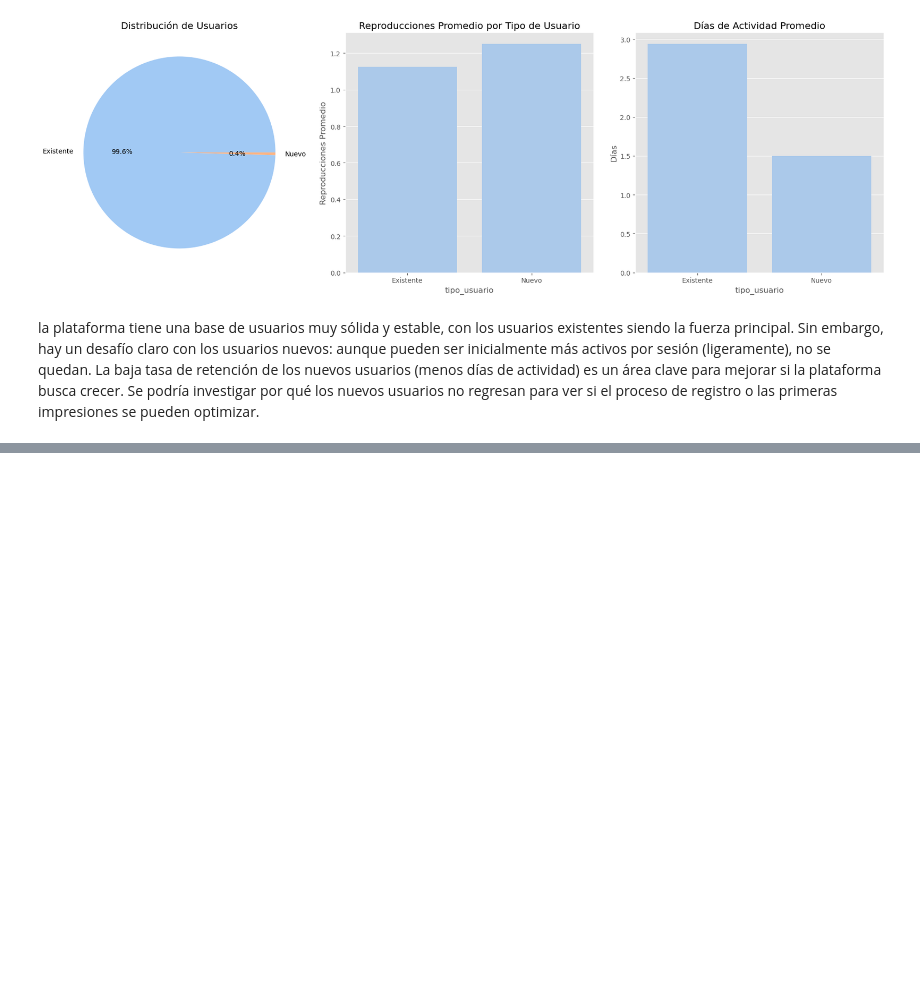
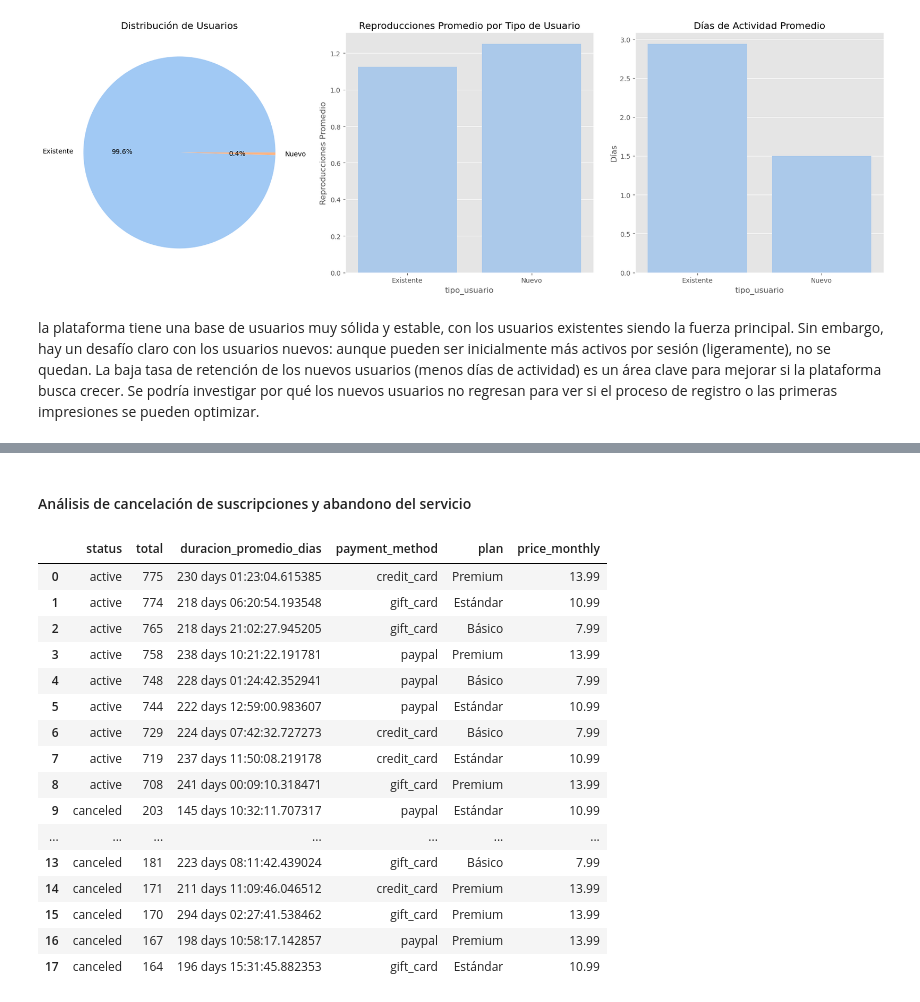
Before and after one commit to agustin29a/streaming_etl, a Jupyter notebook: gold/Analisis de datos.ipynb, the cells around one changed output, grey strips where cells are left out. Saved outputs shown, nothing was run; the diff lists cells and outputs as text; code cells hidden in the pictures; blank space fills up the shorter version.

```diff
--- a/gold/Analisis de datos.ipynb
+++ b/gold/Analisis de datos.ipynb
@@ -496,0 +548,38 @@ la plataforma tiene una base de usuarios muy sólida y estable, con los usuarios
+# %% [markdown]
+#### Análisis de cancelación de suscripciones y abandono del servicio
+# %%
+#  Análisis de patrones de cancelación de suscripciones
+query_cancelaciones = """
+SELECT
+    s.status,
+    COUNT(*) AS total,
+    AVG((s.end_date - s.start_date)) AS duracion_promedio_dias,
+    s.payment_method,
+    sp.name AS plan,
+    sp.price_monthly
+FROM subscriptions s
+JOIN subscription_plans sp ON s.plan_id = sp.plan_id
+GROUP BY s.status, s.payment_method, sp.name, sp.price_monthly
+ORDER BY s.status, total DESC;
+"""
+
+df_cancelaciones = pd.read_sql(query_cancelaciones, conn)
+df_cancelaciones
+# %% [output]
+|  | status | total | duracion_promedio_dias | payment_method | plan | price_monthly |
+| 0 | active | 775 | 230 days 01:23:04.615385 | credit_card | Premium | 13.99 |
+| 1 | active | 774 | 218 days 06:20:54.193548 | gift_card | Estándar | 10.99 |
+| 2 | active | 765 | 218 days 21:02:27.945205 | gift_card | Básico | 7.99 |
+| 3 | active | 758 | 238 days 10:21:22.191781 | paypal | Premium | 13.99 |
+| 4 | active | 748 | 228 days 01:24:42.352941 | paypal | Básico | 7.99 |
+| 5 | active | 744 | 222 days 12:59:00.983607 | paypal | Estándar | 10.99 |
+| 6 | active | 729 | 224 days 07:42:32.727273 | credit_card | Básico | 7.99 |
+| 7 | active | 719 | 237 days 11:50:08.219178 | credit_card | Estándar | 10.99 |
+| 8 | active | 708 | 241 days 00:09:10.318471 | gift_card | Premium | 13.99 |
+| 9 | canceled | 203 | 145 days 10:32:11.707317 | paypal | Estándar | 10.99 |
+| ... | ... | ... | ... | ... | ... | ... |
+| 13 | canceled | 181 | 223 days 08:11:42.439024 | gift_card | Básico | 7.99 |
+| 14 | canceled | 171 | 211 days 11:09:46.046512 | credit_card | Premium | 13.99 |
+| 15 | canceled | 170 | 294 days 02:27:41.538462 | gift_card | Premium | 13.99 |
+| 16 | canceled | 167 | 198 days 10:58:17.142857 | paypal | Premium | 13.99 |
+| 17 | canceled | 164 | 196 days 15:31:45.882353 | gift_card | Estándar | 10.99 |
```
Also changed, not shown: parts of 12 cells of this notebook.
